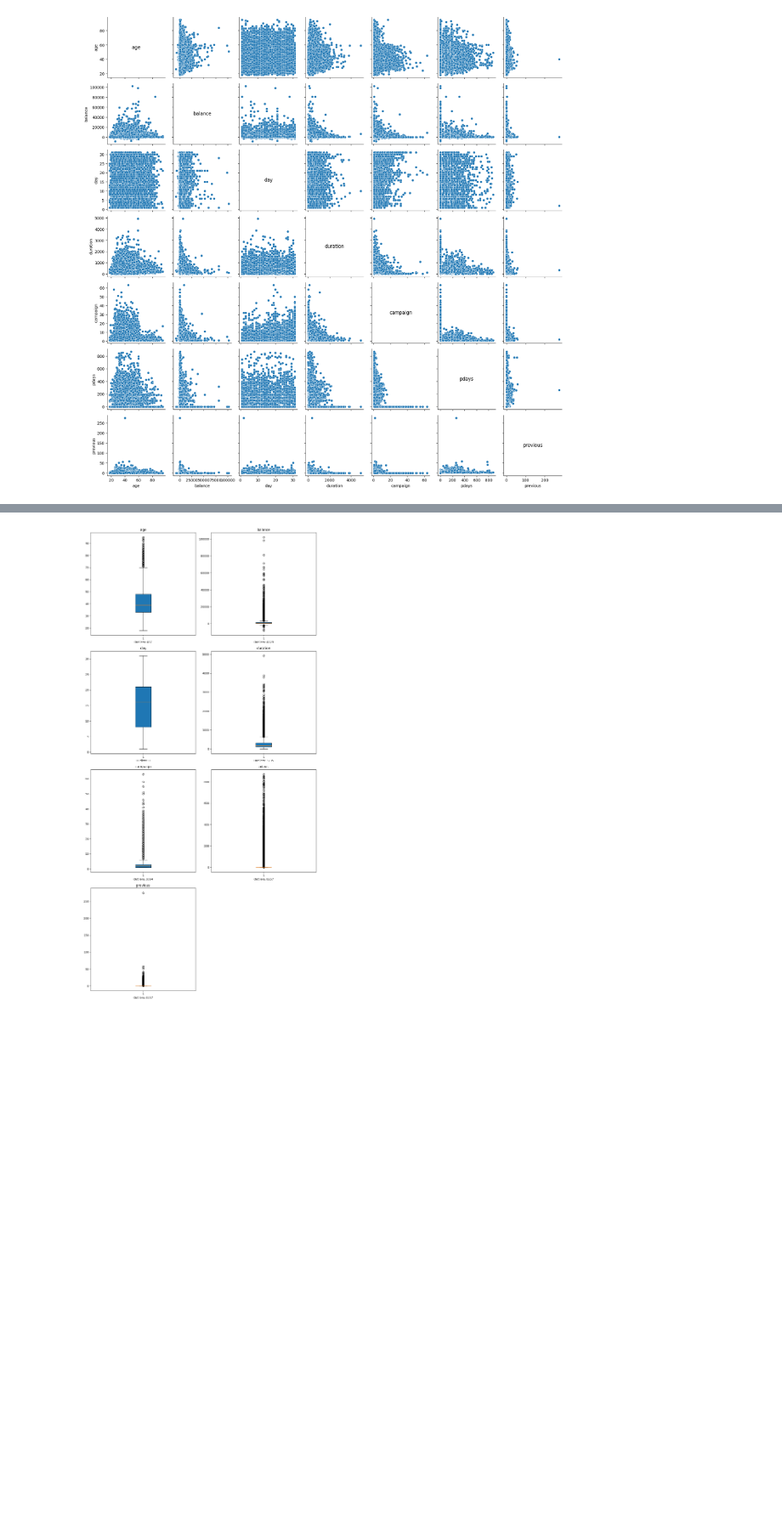
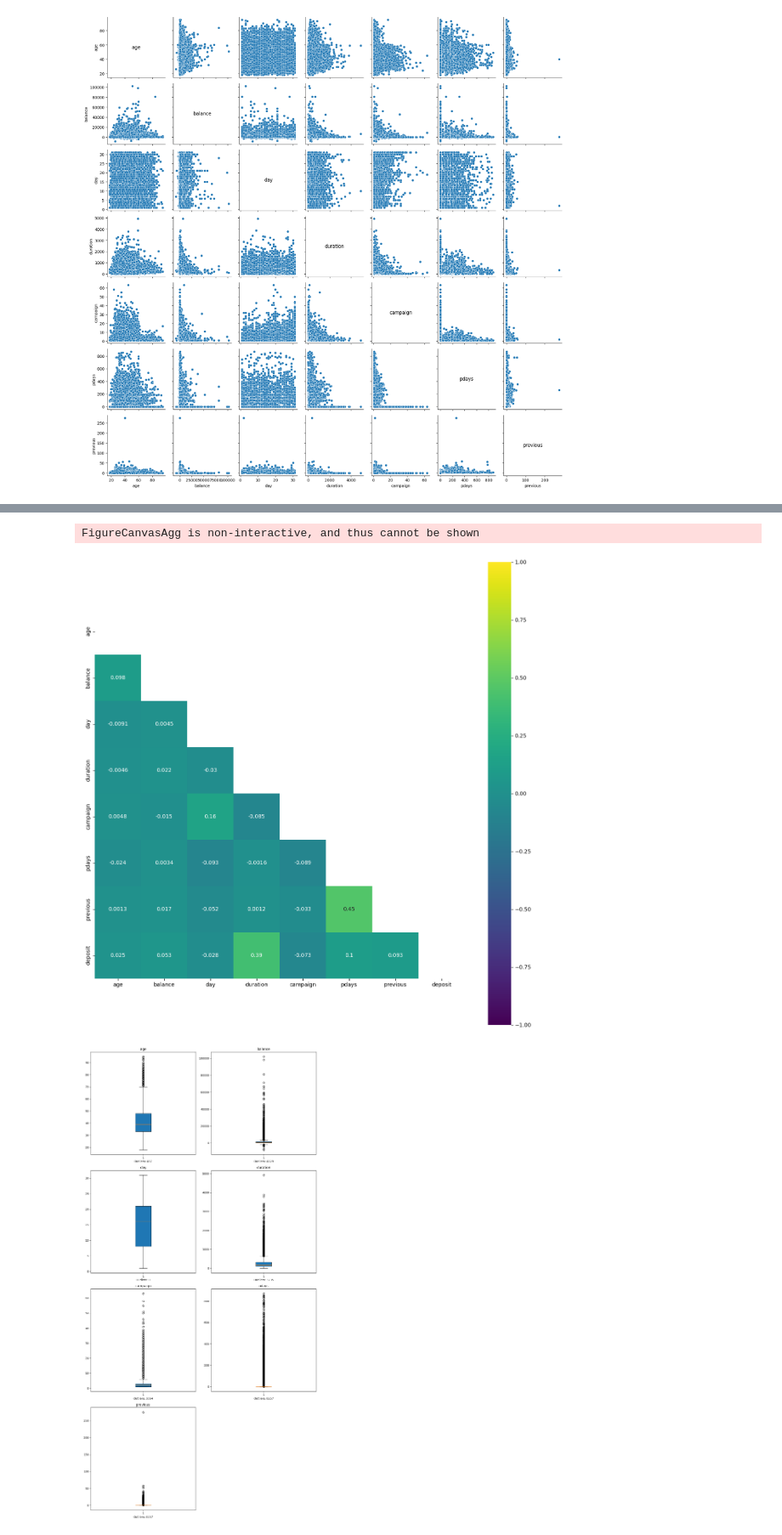
Before and after one commit to dsabljic/Bank-Marketing, a Jupyter notebook: BankMarketing.ipynb, the cells around one changed output, grey strips where cells are left out. Shown at 85% size. Drawn from its saved outputs; the diff is of its cells as text; code cells hidden in the pictures; blank space fills up the shorter version.

```diff
--- a/BankMarketing.ipynb
+++ b/BankMarketing.ipynb
@@ -179,3 +186,16 @@ plt.show()
+# %%
+fig= plt.figure(figsize=(12, 12))
+
+mask = np.triu(numeric_df.corr())
+
+axes = fig.add_axes([0, 0, 1, 1])
+sns.heatmap(numeric_df.dropna().corr(), annot=True, mask=mask, square=True,fmt='.2g',vmin=-1, vmax=1, center= 0, cmap='viridis',
+            linecolor='white', cbar_kws= {'orientation': 'vertical'}, ax=axes)
+
+fig.show()
+# %% [output]
+FigureCanvasAgg is non-interactive, and thus cannot be shown
+[figure, added]
 # %%
 def create_boxplots(df, exclude_col='day_of_week', export_png=False, filename='boxplot.png'):
     if exclude_col in df.columns:
```
Also changed, not shown: parts of 2 cells of this notebook.
